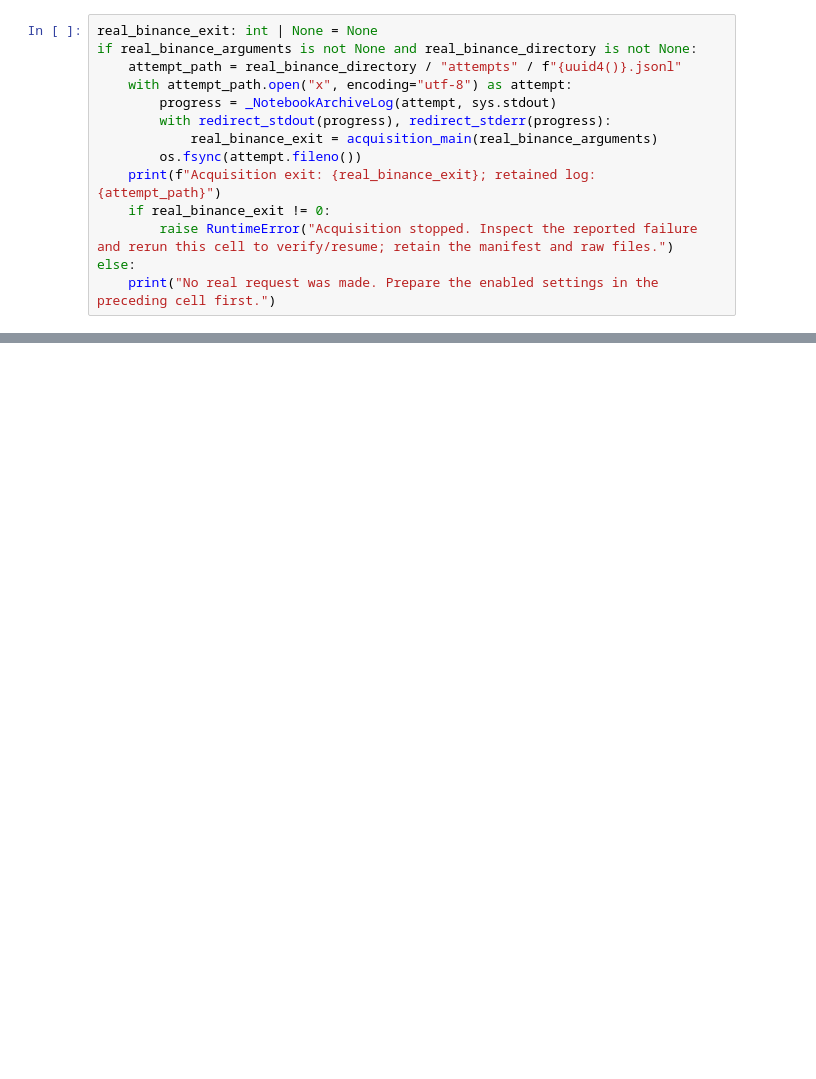
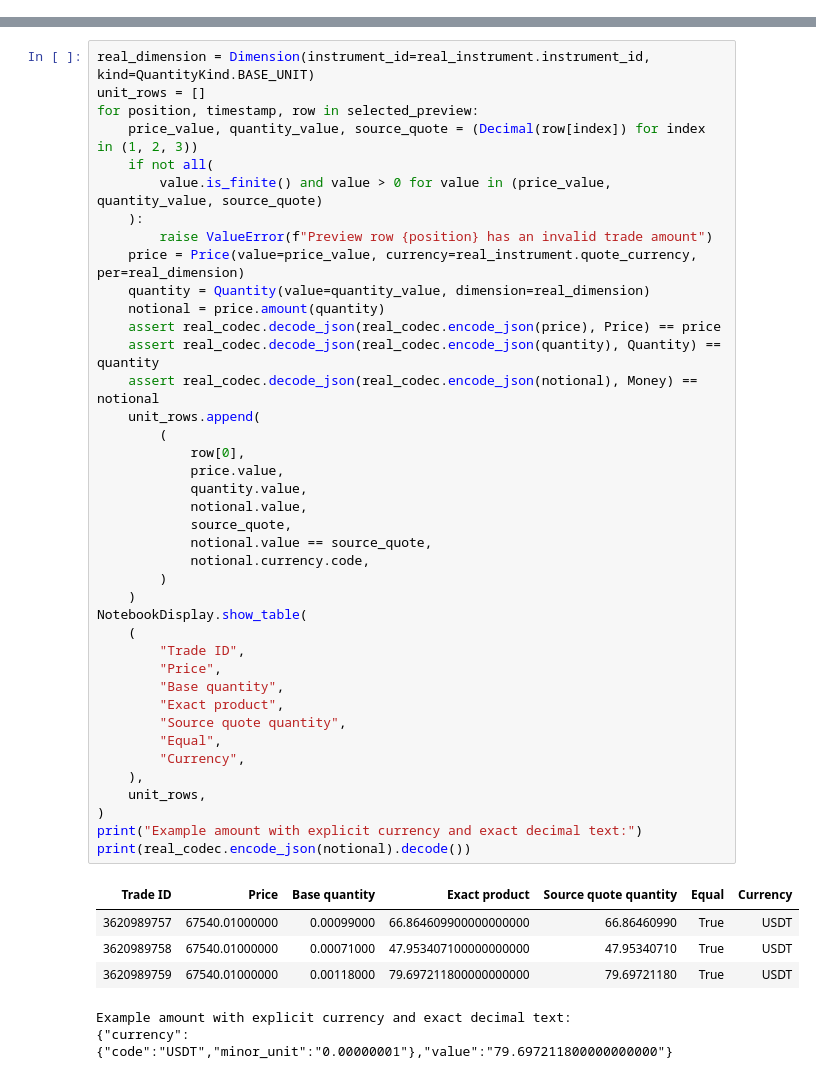
Before and after one commit to lixuanguang/alpha-research-lab-private, a Jupyter notebook: examples/research-foundations.ipynb, the cells around one changed output, grey strips where cells are left out. Drawn from its saved outputs; the diff is of its cells as text; blank space fills up the shorter version.

Commit message:
Connect the notebook around verified real historical data

```diff
--- a/examples/research-foundations.ipynb
+++ b/examples/research-foundations.ipynb
@@ -1704,14 +0,0 @@ This invokes the installed command's entry function with real HTTPS. Progress is
-# %%
-real_binance_exit: int | None = None
-if real_binance_arguments is not None and real_binance_directory is not None:
-    attempt_path = real_binance_directory / "attempts" / f"{uuid4()}.jsonl"
-    with attempt_path.open("x", encoding="utf-8") as attempt:
-        progress = _NotebookArchiveLog(attempt, sys.stdout)
-        with redirect_stdout(progress), redirect_stderr(progress):
-            real_binance_exit = acquisition_main(real_binance_arguments)
-        os.fsync(attempt.fileno())
-    print(f"Acquisition exit: {real_binance_exit}; retained log: {attempt_path}")
-    if real_binance_exit != 0:
-        raise RuntimeError("Acquisition stopped. Inspect the reported failure and rerun this cell to verify/resume; retain the manifest and raw files.")
-else:
-    print("No real request was made. Prepare the enabled settings in the preceding cell first.")
@@ -1826,0 +528,47 @@ else:
+# %%
+real_dimension = Dimension(instrument_id=real_instrument.instrument_id, kind=QuantityKind.BASE_UNIT)
+unit_rows = []
+for position, timestamp, row in selected_preview:
+    price_value, quantity_value, source_quote = (Decimal(row[index]) for index in (1, 2, 3))
+    if not all(
+        value.is_finite() and value > 0 for value in (price_value, quantity_value, source_quote)
+    ):
+        raise ValueError(f"Preview row {position} has an invalid trade amount")
+    price = Price(value=price_value, currency=real_instrument.quote_currency, per=real_dimension)
+    quantity = Quantity(value=quantity_value, dimension=real_dimension)
+    notional = price.amount(quantity)
+    assert real_codec.decode_json(real_codec.encode_json(price), Price) == price
+    assert real_codec.decode_json(real_codec.encode_json(quantity), Quantity) == quantity
+    assert real_codec.decode_json(real_codec.encode_json(notional), Money) == notional
+    unit_rows.append(
+        (
+            row[0],
+            price.value,
+            quantity.value,
+            notional.value,
+            source_quote,
+            notional.value == source_quote,
+            notional.currency.code,
+        )
+    )
+NotebookDisplay.show_table(
+    (
+        "Trade ID",
+        "Price",
+        "Base quantity",
+        "Exact product",
+        "Source quote quantity",
+        "Equal",
+        "Currency",
+    ),
+    unit_rows,
+)
+print("Example amount with explicit currency and exact decimal text:")
+print(real_codec.encode_json(notional).decode())
+# %% [output]
+| Trade ID | Price | Base quantity | Exact product | Source quote quantity | Equal | Currency |
+| 3620989757 | 67540.01000000 | 0.00099000 | 66.864609900000000000 | 66.86460990 | True | USDT |
+| 3620989758 | 67540.01000000 | 0.00071000 | 47.953407100000000000 | 47.95340710 | True | USDT |
+| 3620989759 | 67540.01000000 | 0.00118000 | 79.697211800000000000 | 79.69721180 | True | USDT |
+Example amount with explicit currency and exact decimal text:
+{"currency":{"code":"USDT","minor_unit":"0.00000001"},"value":"79.697211800000000000"}
```
Also changed, not shown: parts of 73 cells of this notebook, 5 other files.
